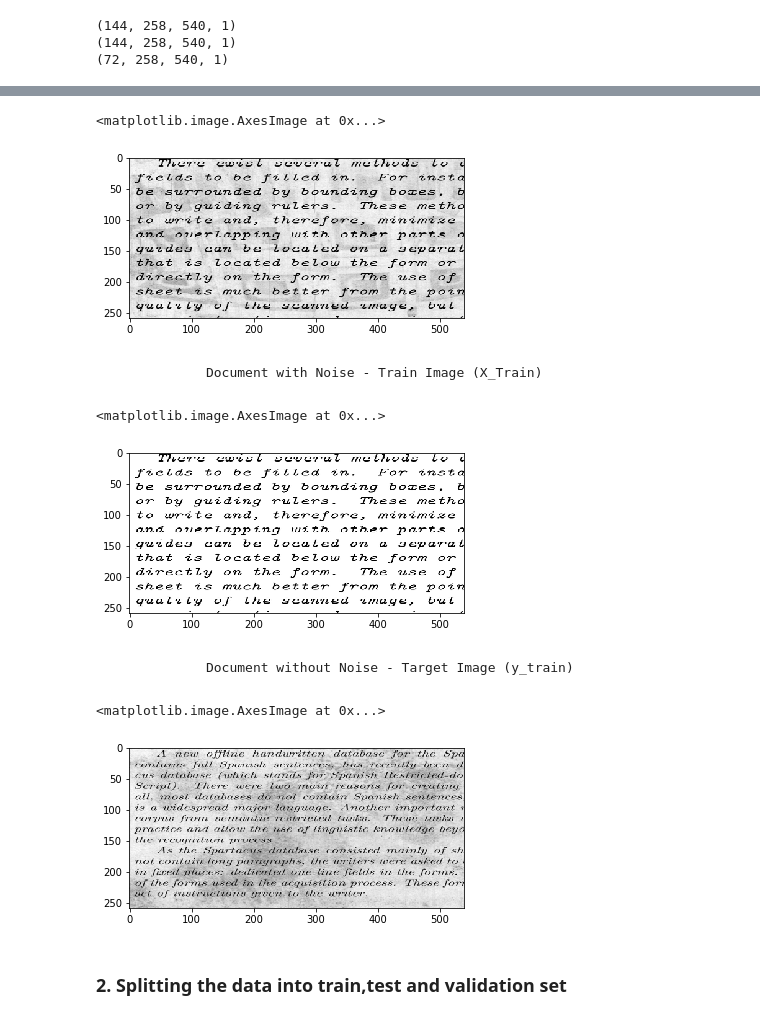
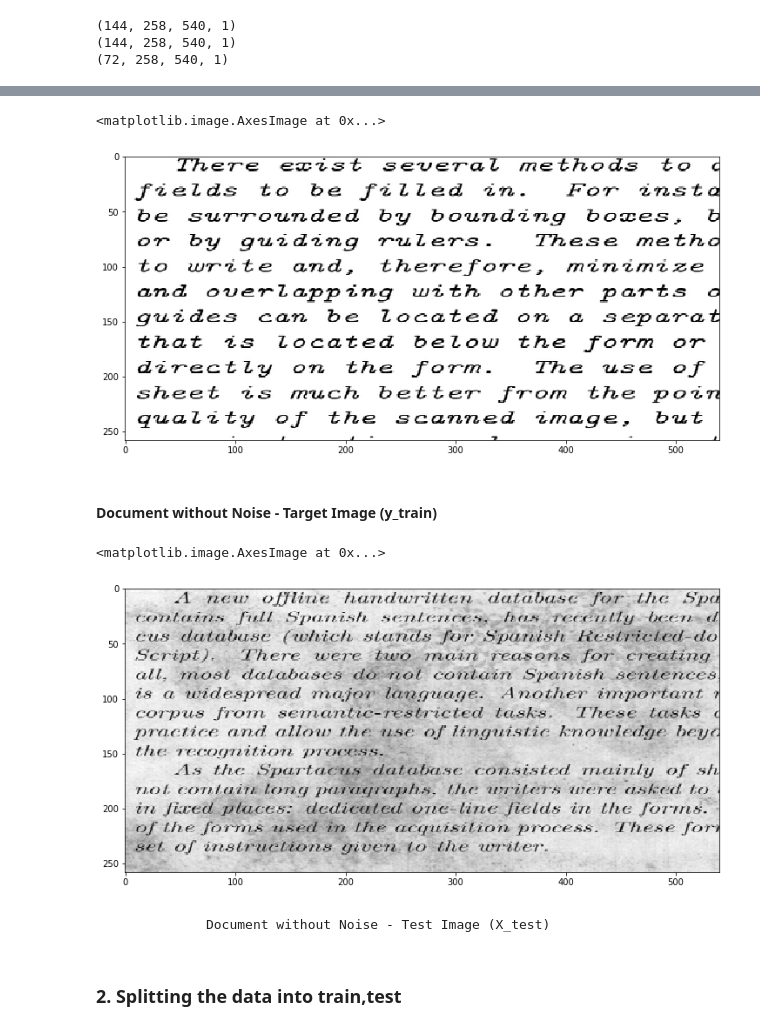
Before and after one commit to shubham-kothari/Document-Denoising-Using-Autoencoder, a Jupyter notebook: Document Denoising.ipynb, the cells around one changed output, grey strips where cells are left out. Cells and saved outputs as stored; diff of their text form; code cells hidden in the pictures.

```diff
--- a/Document Denoising.ipynb
+++ b/Document Denoising.ipynb
@@ -41,21 +55,18 @@ print(X_test_img.shape)
 # %%
-plt.imshow(X_train_img[20].reshape(258,540),cmap='gray')
+plt.figure(figsize=(18,6))
+plt.imshow(y_train_img[20].reshape(258,540),cmap='gray')
 # %% [output]
 <matplotlib.image.AxesImage at 0x...>
-[figure, old version]
+[figure, new version]
 # %% [markdown]
-                Document with Noise - Train Image (X_Train)
+####                                      Document without Noise - Target Image (y_train)
 # %%
-plt.imshow(y_train_img[20].reshape(258,540),cmap='gray')
+plt.figure(figsize=(18,6))
+plt.imshow(X_test_img[20].reshape(258,540),cmap='gray',)
 # %% [output]
 <matplotlib.image.AxesImage at 0x...>
-[figure, old version]
+[figure, new version]
 # %% [markdown]
-                Document without Noise - Target Image (y_train)
+                Document without Noise - Test Image (X_test)
-# %%
-plt.imshow(X_test_img[20].reshape(258,540),cmap='gray')
-# %% [output]
-<matplotlib.image.AxesImage at 0x...>
-[figure, removed]
 # %% [markdown]
-### 2. Splitting the data into train,test and validation set
+### 2. Splitting the data into train,test
```
Also changed, not shown: parts of 8 cells of this notebook.
